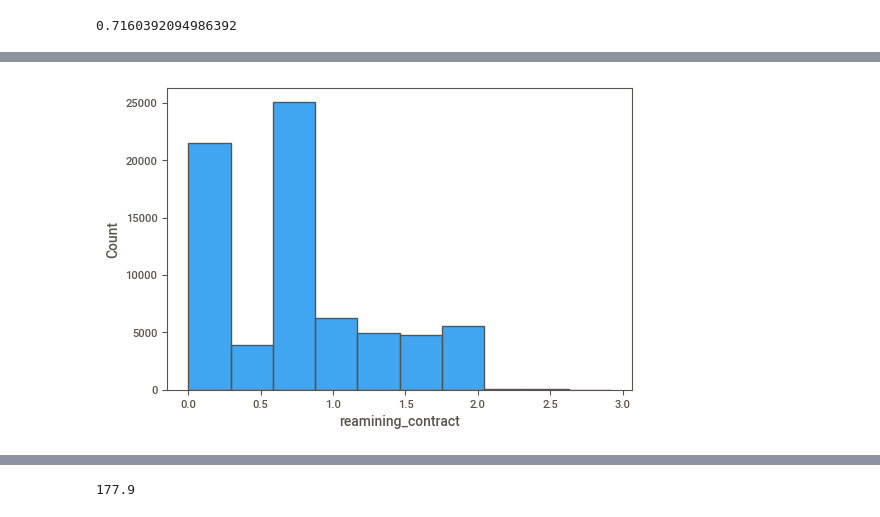
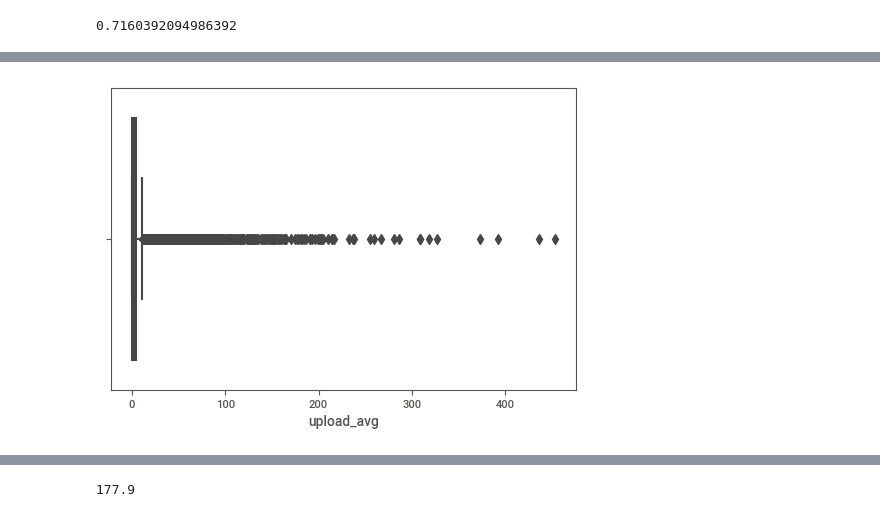
Before and after one commit to JosenildoJunior/Internet_service_churn, a Jupyter notebook: Internet_service_churn.ipynb, the cells around one changed output, grey strips where cells are left out. Cells and saved outputs as stored; diff of their text form; code cells hidden in the pictures.

```diff
--- a/Internet_service_churn.ipynb
+++ b/Internet_service_churn.ipynb
@@ -298,5 +327,5 @@ dados['reamining_contract'] = dados['reamining_contract'].fillna(f_reamining_con
 # %%
 # Obsevando a distribuição dos dados
-sns.histplot(dados["reamining_contract"], bins = 10);
+sns.boxplot(x = dados["upload_avg"]);
 # %% [output]
-[figure, old version]
+[figure, new version]
```
Also changed, not shown: parts of 112 cells of this notebook, 1 other file.
